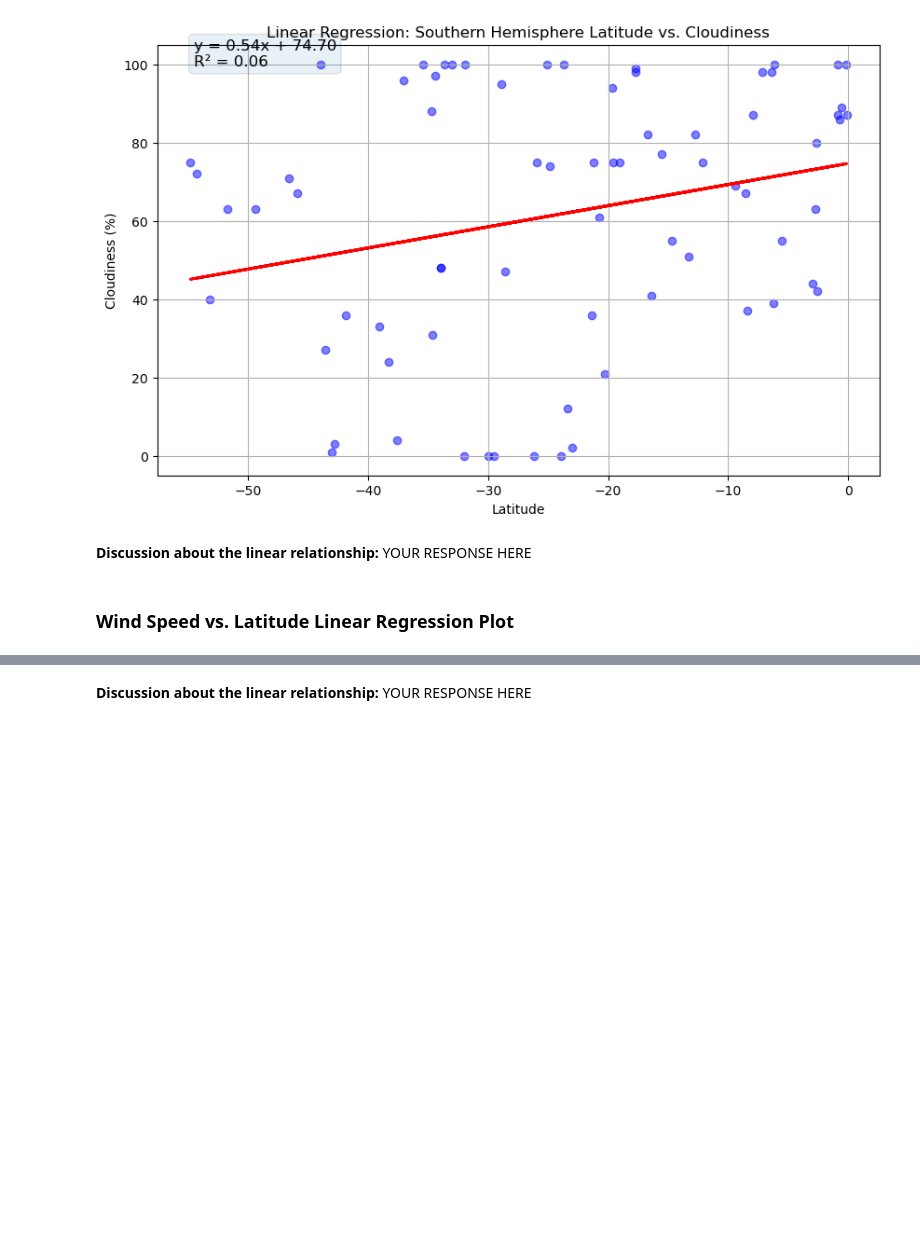
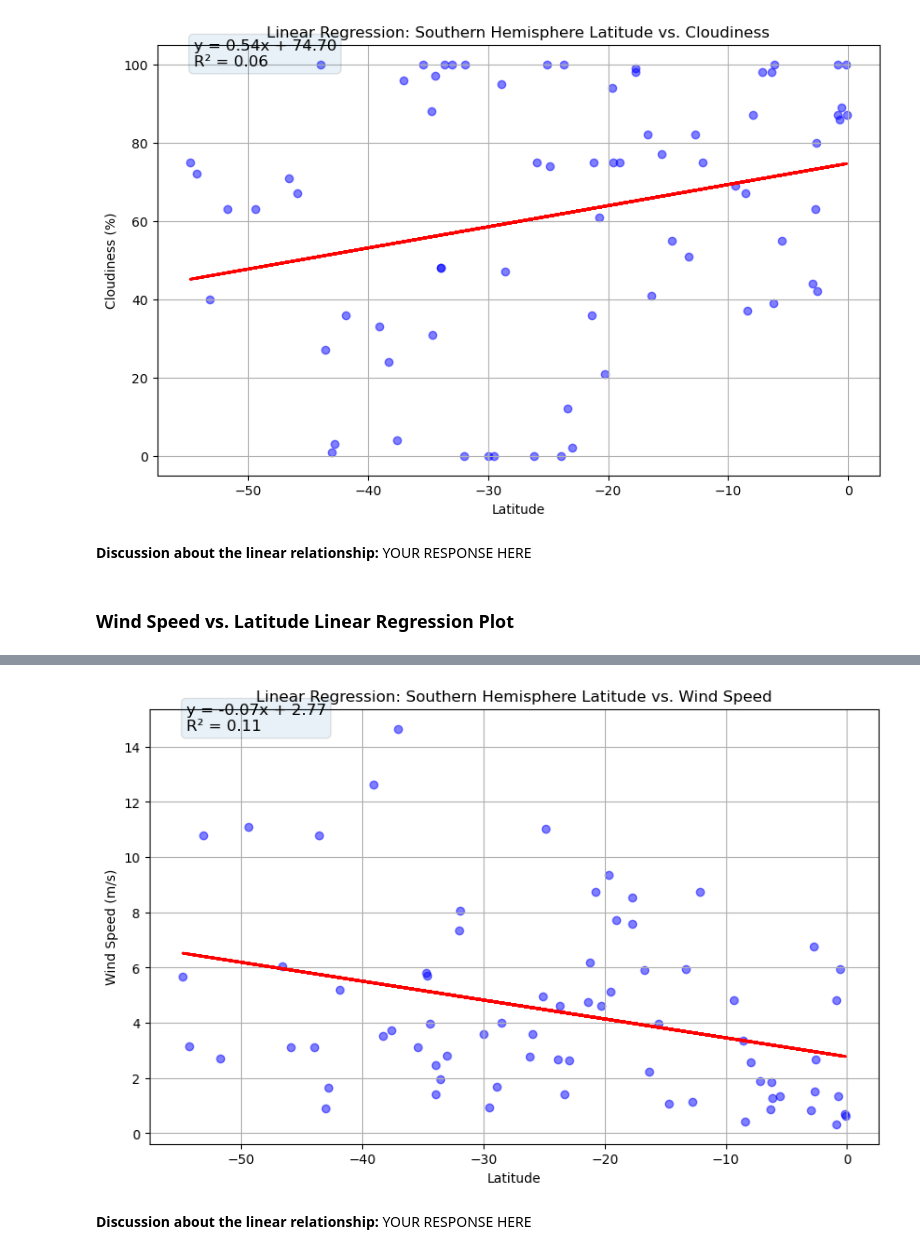
Before and after one commit to Kathyvng/python-api-challenge, a Jupyter notebook: WeatherPy/WeatherPy.ipynb, the cells around one changed output, grey strips where cells are left out. Cells and saved outputs as stored; diff of their text form; code cells hidden in the pictures; blank space fills up the shorter version.

```diff
--- a/WeatherPy/WeatherPy.ipynb
+++ b/WeatherPy/WeatherPy.ipynb
@@ -433,2 +433,14 @@ The r^2-value is: 0.06495869418886388
+# %%
+# Southern Hemisphere
+create_linear_regression_plot(
+    southern_hemi_df['Lat'],
+    southern_hemi_df['Wind Speed'],
+    'Latitude',
+    'Wind Speed (m/s)',
+    'Linear Regression: Southern Hemisphere Latitude vs. Wind Speed',
+    'output_data/Linear_Regression_SH_WindSpeed.png'
+)
+# %% [output]
+[figure, added]
 # %% [markdown]
 **Discussion about the linear relationship:** YOUR RESPONSE HERE
```
Also changed, not shown: parts of 3 cells of this notebook, 1 other file.
